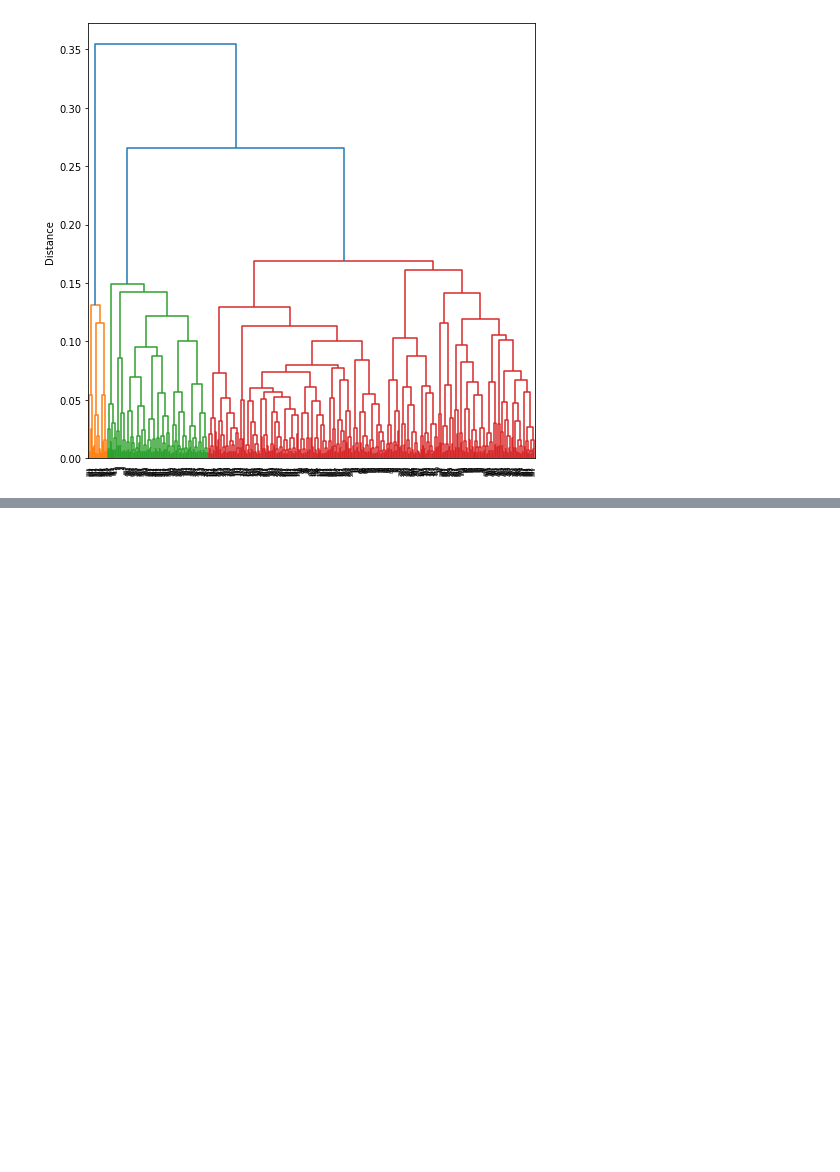
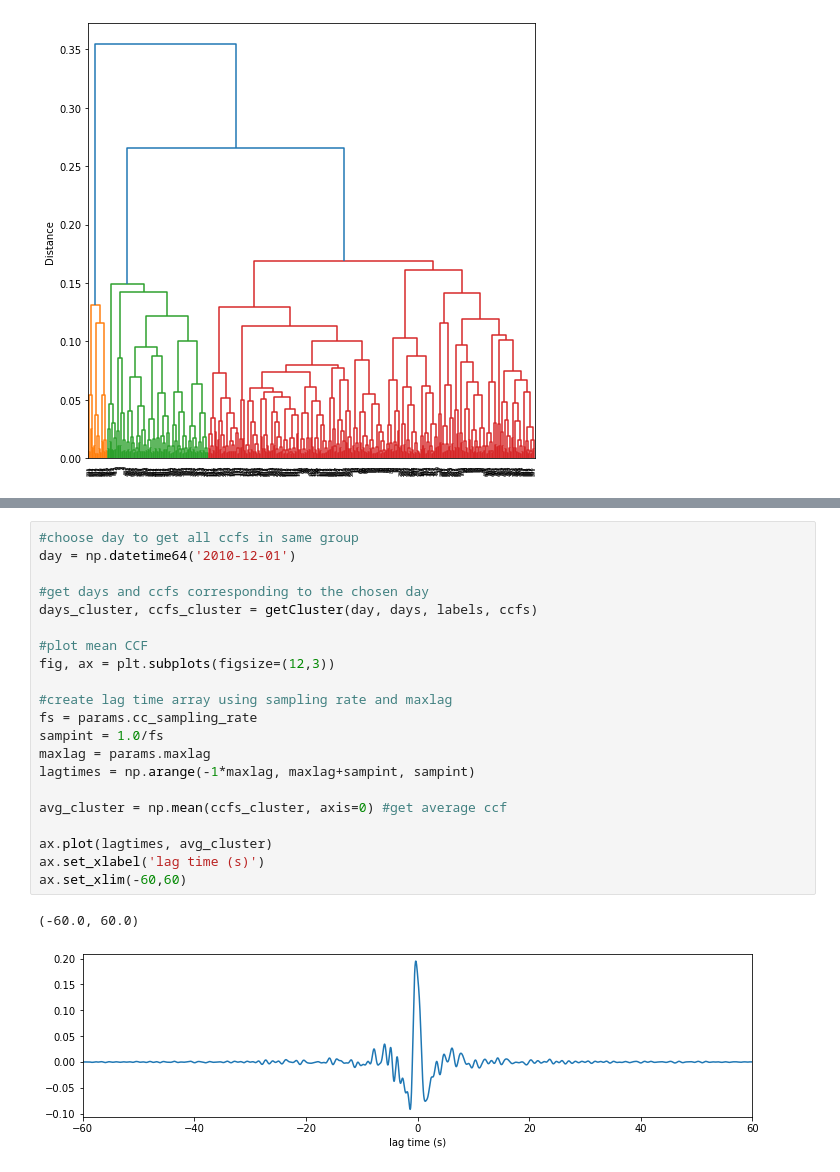
Before and after one commit to asyates/hclusterCCFs, a Jupyter notebook: clusterCCFs_msnoise.ipynb, the cells around one changed output, grey strips where cells are left out. Cells and saved outputs as stored; diff of their text form; blank space fills up the shorter version.

```diff
--- a/clusterCCFs_msnoise.ipynb
+++ b/clusterCCFs_msnoise.ipynb
@@ -145,0 +156,24 @@ stack_cluster = np.mean(ccfs_cluster, axis=0)
+# %%
+#choose day to get all ccfs in same group
+day = np.datetime64('2010-12-01')
+
+#get days and ccfs corresponding to the chosen day
+days_cluster, ccfs_cluster = getCluster(day, days, labels, ccfs)
+
+#plot mean CCF
+fig, ax = plt.subplots(figsize=(12,3))
+
+#create lag time array using sampling rate and maxlag
+fs = params.cc_sampling_rate
+sampint = 1.0/fs
+maxlag = params.maxlag
+lagtimes = np.arange(-1*maxlag, maxlag+sampint, sampint)
+
+avg_cluster = np.mean(ccfs_cluster, axis=0) #get average ccf
+
+ax.plot(lagtimes, avg_cluster)
+ax.set_xlabel('lag time (s)')
+ax.set_xlim(-60,60)
+# %% [output]
+(-60.0, 60.0)
+[figure, added]
```
Also changed, not shown: parts of 20 cells of this notebook.
